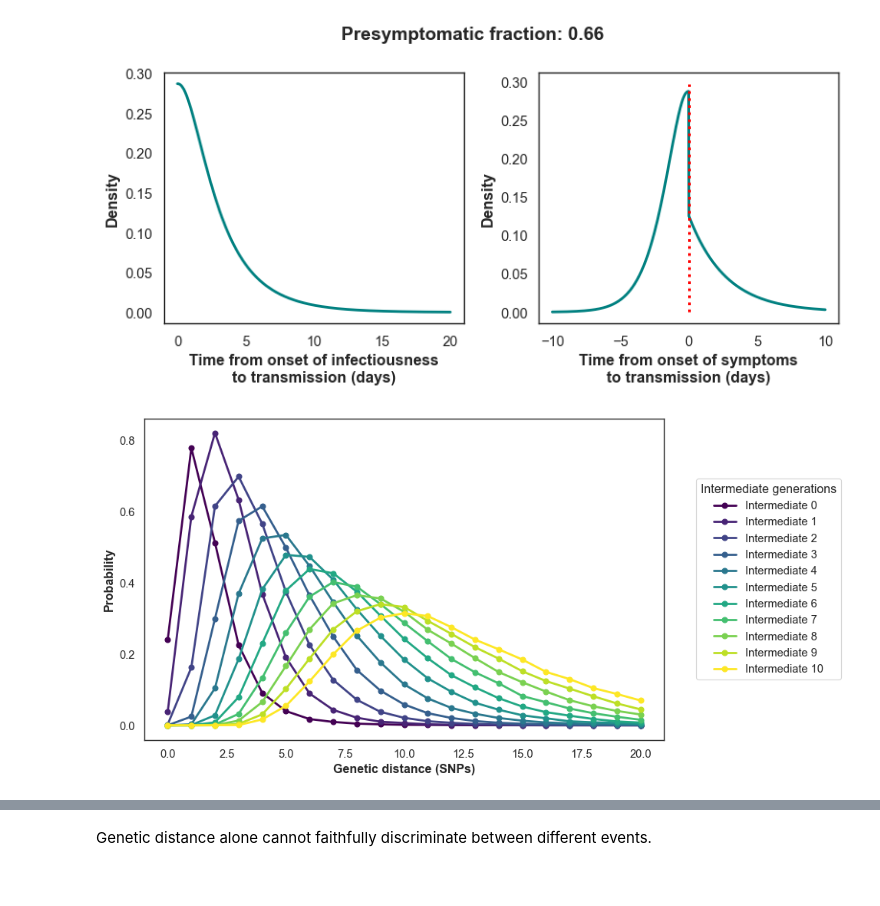
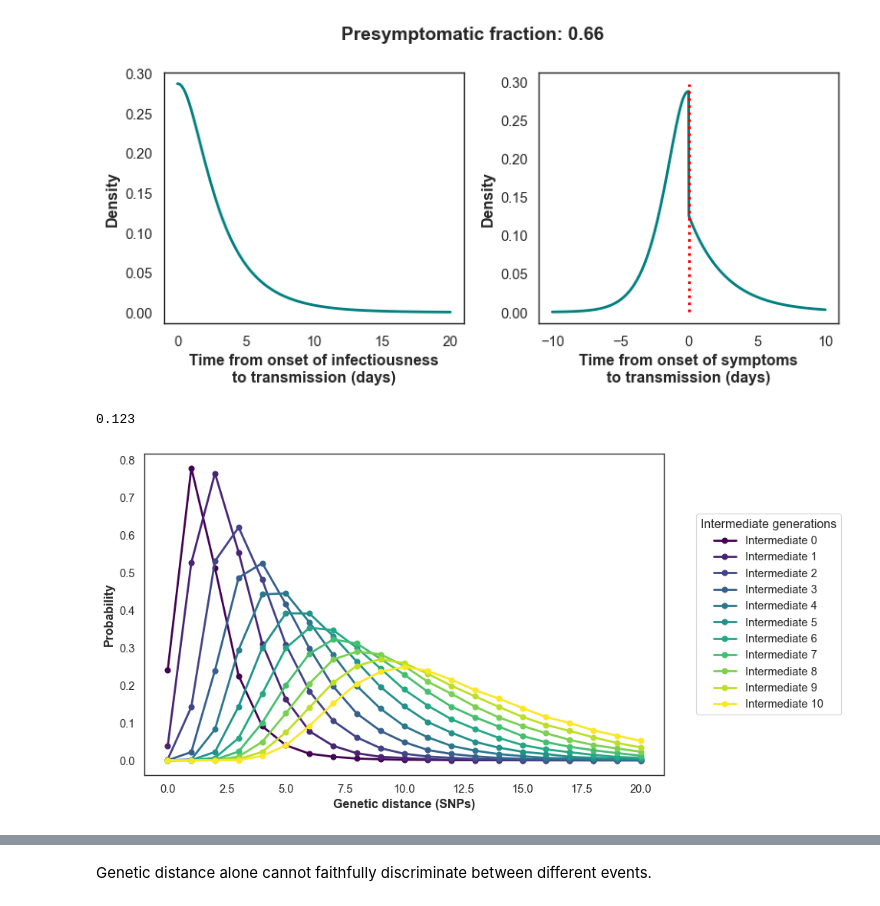
Before and after one commit to ydnkka/epilink, a Jupyter notebook: characterising_epilink.ipynb, the cells around one changed output, grey strips where cells are left out. Saved outputs shown, nothing was run; the diff lists cells and outputs as text; code cells hidden in the pictures.

Commit message:
Included mutation model with a tolerance

```diff
--- a/characterising_epilink.ipynb
+++ b/characterising_epilink.ipynb
@@ -56,6 +57,19 @@ plt.tight_layout()
 plt.show()
 # %% [output]
 [figure]
+# %%
+estimate_linkage_probability(
+    toit=toit,
+    genetic_distance=0,
+    temporal_distance=11,
+    intermediate_generations=(0,1),
+
+    mutation_model="deterministic",
+    mutation_tolerance=0,
+    use_time_space= False
+)
+# %% [output]
+0.123
 # %%
 def plot_intermediate_probabilities(
         genetic_probabilities,
@@ -94,17 +108,15 @@ def plot_intermediate_probabilities(
     plt.close()
 # %%
 relaxed_genetic_prob = genetic_linkage_probability(
+    toit=TOIT(params=params, relax_rate=True),
     genetic_distance=np.arange(0, 21, 1),  # 0 to 20 SNPs
-    toit=TOIT(
-        params=params,
-        relax_rate=True
-    ),
+    use_time_space=True,
     kind="raw",
 )
 
 plot_intermediate_probabilities(relaxed_genetic_prob)
 # %% [output]
-[figure, old version]
+[figure, new version]
 # %%
 def plot_probability_grid(
     list_of_prob_arrays,
```
Also changed, not shown: parts of 6 cells of this notebook, 1 other file.
